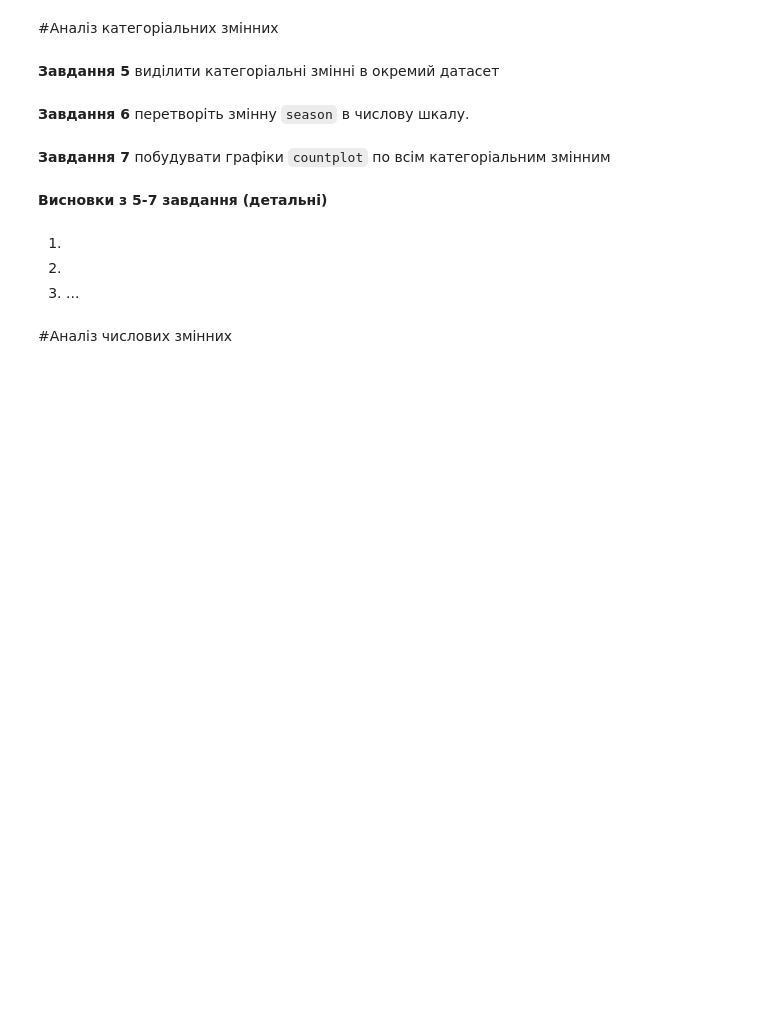
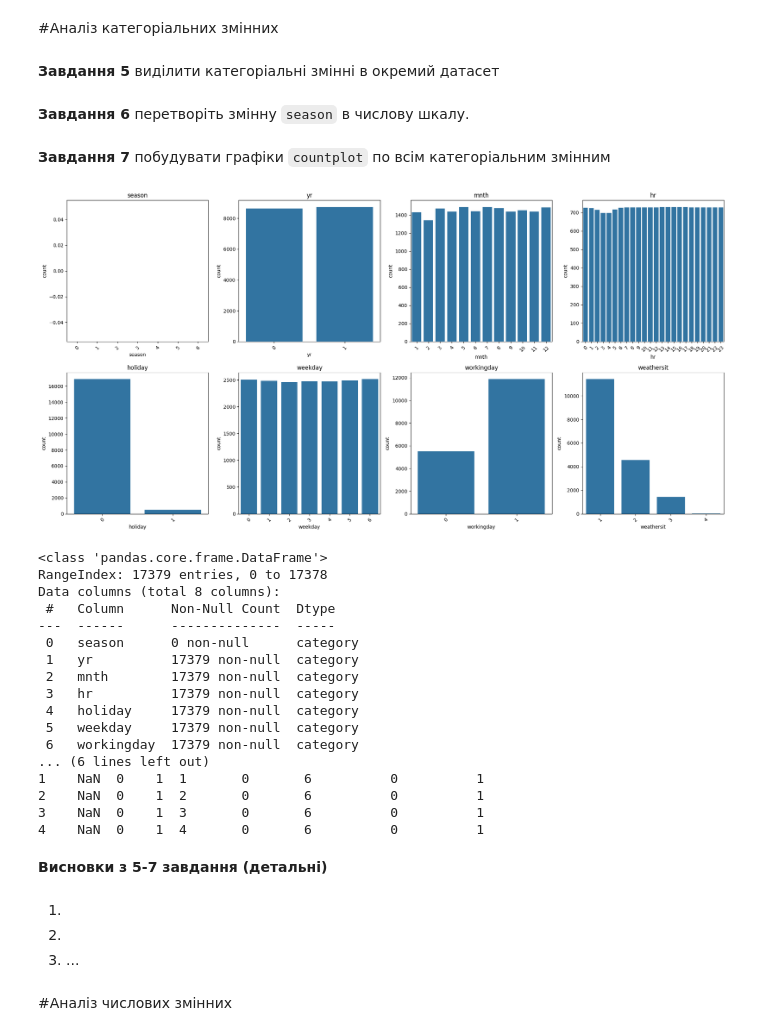
Before and after one commit to VladyslavFiniahin/Rep-AI, a Jupyter notebook: Task4_Regression_basicAI.ipynb, the cells around one changed output. Saved outputs shown, nothing was run; the diff lists cells and outputs as text; code cells hidden in the pictures; blank space fills up the shorter version.

```diff
--- a/Task4_Regression_basicAI.ipynb
+++ b/Task4_Regression_basicAI.ipynb
@@ -55,0 +51,5 @@ data = get_data(data_path=#your code)
+# %%
+
+data = pd.read_csv("D:/Vlad/Все ДЗ(2)/2/AI/Rep-AI/motorbike_ambulance_calls.csv")
+
+print(data.head())
@@ -73,9 +164,7 @@ data = get_data(data_path=#your code)
 **Завдання 4** перетворіть змінну `date` в **date type**. Визначте часові межі датасету.
 # %%
 def tranform_date(df: pd.DataFrame, date_col_name: str):
-  df[date_col_name] = #your code
+  df[date_col_name] = pd.to_datetime(df[date_col_name], errors='coerce', format='%m/%d/%y')
   return df
-
-data = tranform_date(data, 'date')
 # %%
 def get_time_limits(df: pd.DataFrame, date_col_name: str):
@@ -93,3 +204,5 @@ data_categorical = #your code
+# %%
+data_categorical = data.select_dtypes(include=['object', 'category'])
 # %% [markdown]
 **Завдання 6** перетворіть змінну `season` в числову шкалу.
 # %%
@@ -102,8 +221,36 @@ data = encode_season(data, 'season')
 **Завдання 7** побудувати графіки `countplot` по всім категоріальним змінним
 # %%
 fig, ax = plt.subplots(2, 4, figsize=(20, 10))
-for variable, subplot in zip(data_categorical, ax.flatten()):
-  #your code
+
+for variable, subplot in zip(data_categorical.columns, ax.flatten()):
+    sns.countplot(x=data_categorical[variable], ax=subplot)
+    subplot.set_title(variable)
+    subplot.tick_params(axis='x', rotation=45)
+
+plt.tight_layout()
+plt.show()
+
+print(data_categorical.info())
+print(data_categorical.head())
+# %% [output]
+[figure, added]
+<class 'pandas.core.frame.DataFrame'>
+RangeIndex: 17379 entries, 0 to 17378
+Data columns (total 8 columns):
+ #   Column      Non-Null Count  Dtype
+---  ------      --------------  -----
+ 0   season      0 non-null      category
+ 1   yr          17379 non-null  category
+ 2   mnth        17379 non-null  category
+ 3   hr          17379 non-null  category
+ 4   holiday     17379 non-null  category
+ 5   weekday     17379 non-null  category
+ 6   workingday  17379 non-null  category
+... (6 lines left out)
+1    NaN  0    1  1       0       6          0          1
+2    NaN  0    1  2       0       6          0          1
+3    NaN  0    1  3       0       6          0          1
+4    NaN  0    1  4       0       6          0          1
 # %% [markdown]
 **Висновки з 5-7 завдання (детальні)**
 # %% [markdown]
```
Also changed, not shown: parts of 32 cells of this notebook.
